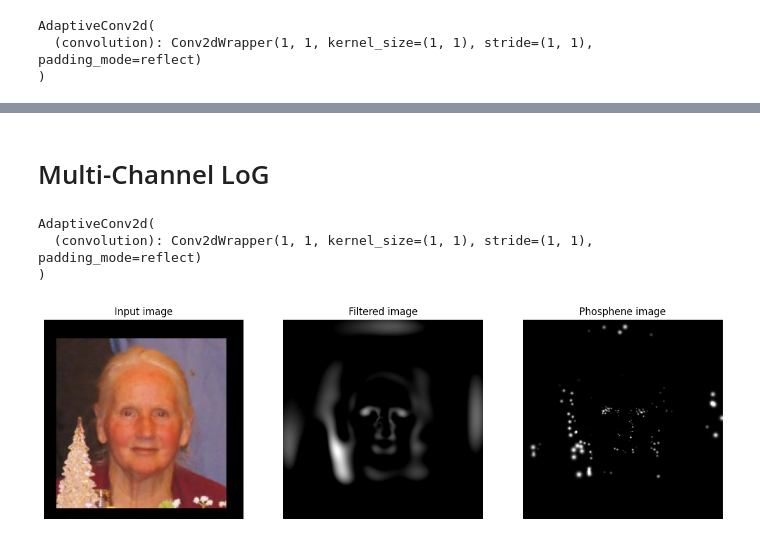
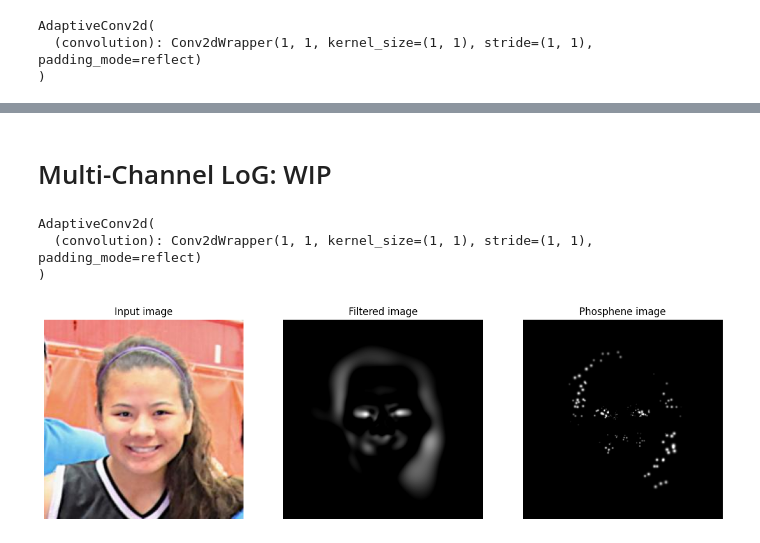
Before and after one commit to MichelleAppel/SCAPE, a Jupyter notebook: notebooks/test_modules.ipynb, the cells around one changed output, grey strips where cells are left out. Saved outputs shown, nothing was run; the diff lists cells and outputs as text; code cells hidden in the pictures.

```diff
--- a/notebooks/test_modules.ipynb
+++ b/notebooks/test_modules.ipynb
@@ -265,5 +265,5 @@ for i, (img, filtered_img, phos_img) in enumerate(zip(images, filtered_images, p
 # %% [markdown]
-# Multi-Channel LoG
+# Multi-Channel LoG: WIP
 # %%
 transform = transforms.Compose([
     transforms.Resize((256, 256)),
@@ -293,7 +293,7 @@ AdaptiveConv2d(
 )
 # %%
 # get a specific index from the dataloader
-index = 1
+index = 3
 img_color = data_set.__getitem__(index)[0].unsqueeze(0)
 
 # grayscale
@@ -305,34 +305,34 @@ foa_xy = torch.tensor([img.shape[2] // 2, img.shape[3] // 2]).float().cuda().uns
 
 # filter the image
 with torch.no_grad():
     filtered_img = net(img, foa_xy).clip(0, None)
 # normailze the image between 0 and 1
 filtered_img = (filtered_img - filtered_img.min()) / (filtered_img.max() - filtered_img.min())
 
 simulator.reset()
 stim = simulator.sample_stimulus(filtered_img[0][0].cuda(), rescale=True) * stim_weights * np.pi
 phos_img = simulator(stim)
 
 # show the input image and filtered image
 plt.figure(figsize=(15, 5))
 plt.subplot(1, 3, 1)
 plt.imshow(img_color[0].cpu().permute(1, 2, 0))
 plt.axis('off')
 plt.title('Input image')
 
 plt.subplot(1, 3, 2)
 plt.imshow(filtered_img[0][0].squeeze().cpu().detach().numpy(), cmap='gray')
 plt.axis('off')
 plt.title('Filtered image')
 
 plt.subplot(1, 3, 3)
 plt.imshow(phos_img.detach().cpu().numpy(), cmap='gray')
 plt.axis('off')
 plt.title('Phosphene image')
 
 plt.show()
 # %% [output]
-[figure, old version]
+[figure, new version]
 # %%
 img_color = img_color.cuda()
 img_r = img_color[:, 0, :, :].unsqueeze(1)
```
Also changed, not shown: parts of 7 cells of this notebook, 3 other files.
